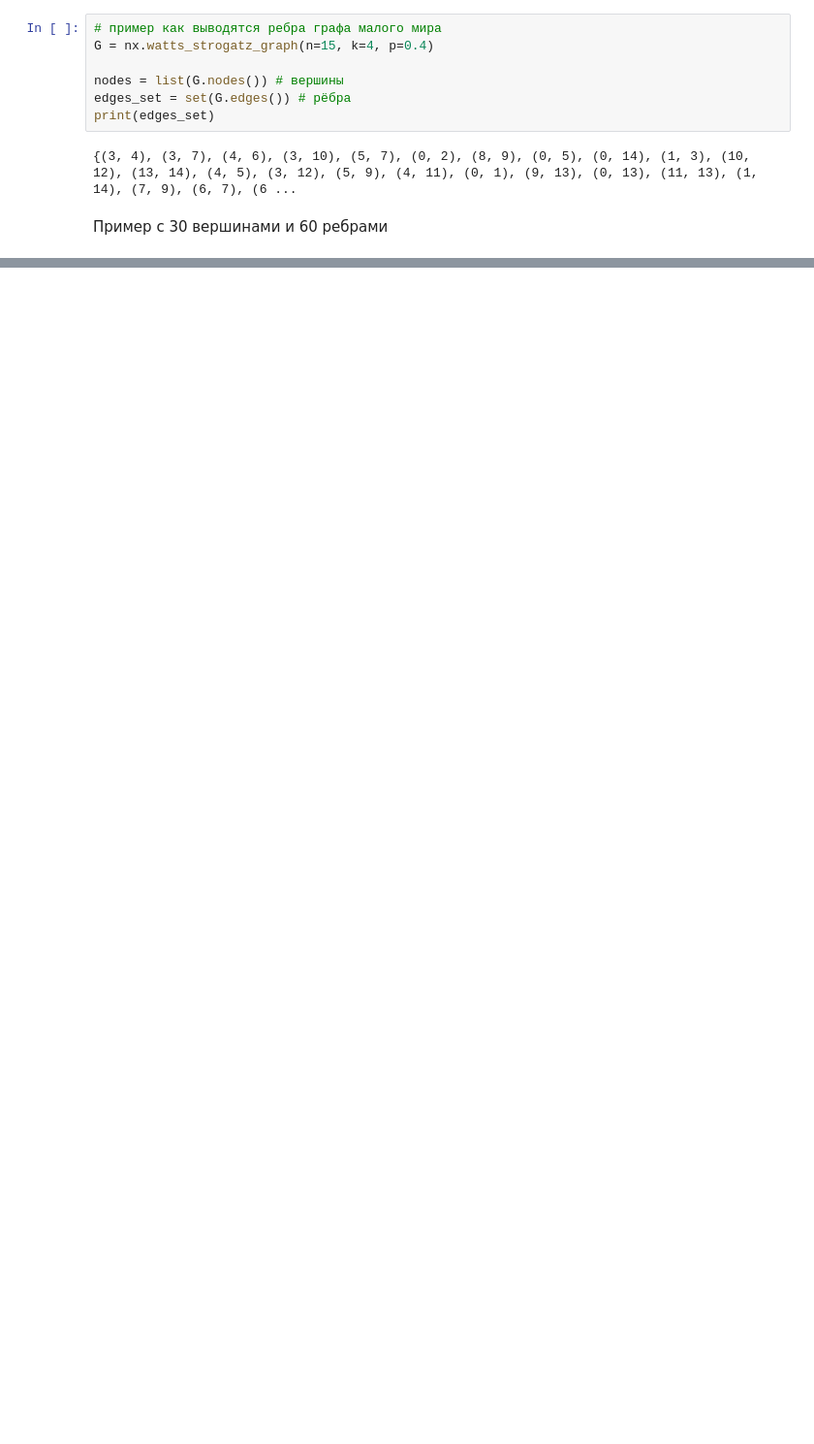
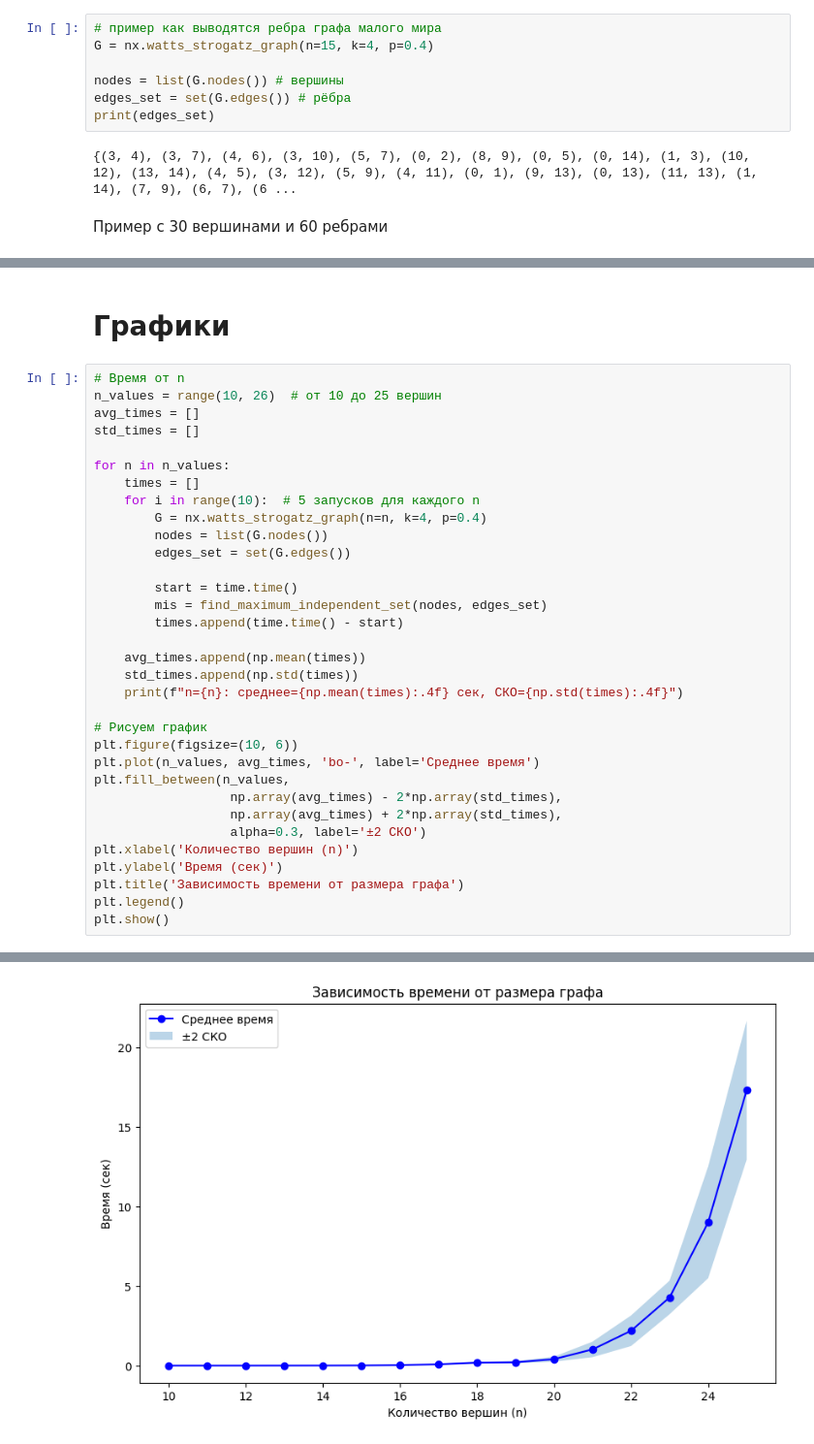
Before and after one commit to ellipsses/Algoritms, a Jupyter notebook: Подлозная_ТРПО24_4_независимое_множество.ipynb, the cells around one changed output, grey strips where cells are left out. Shown at 97% size. Drawn from its saved outputs; the diff is of its cells as text; blank space fills up the shorter version.

```diff
--- a/Подлозная_ТРПО24_4_независимое_множество.ipynb
+++ b/Подлозная_ТРПО24_4_независимое_множество.ipynb
@@ -236,3 +229,39 @@ print(f"Время: {end_time - start_time:.6f} сек.")
 Максимальное независимое множество: [1, 2, 6, 7, 9, 10, 14, 17, 19, 22, 25, 26, 28, 29]
 Размер: 14 узла(ов)
 Время: 492.365174 сек.
+# %% [markdown]
+# Графики
+# %%
+# Время от n
+n_values = range(10, 26)  # от 10 до 25 вершин
+avg_times = []
+std_times = []
+
+for n in n_values:
+    times = []
+    for i in range(10):  # 5 запусков для каждого n
+        G = nx.watts_strogatz_graph(n=n, k=4, p=0.4)
+        nodes = list(G.nodes())
+        edges_set = set(G.edges())
+
+        start = time.time()
+        mis = find_maximum_independent_set(nodes, edges_set)
+        times.append(time.time() - start)
+
+    avg_times.append(np.mean(times))
+    std_times.append(np.std(times))
+    print(f"n={n}: среднее={np.mean(times):.4f} сек, СКО={np.std(times):.4f}")
+
+# Рисуем график
+plt.figure(figsize=(10, 6))
+plt.plot(n_values, avg_times, 'bo-', label='Среднее время')
+plt.fill_between(n_values,
+                  np.array(avg_times) - 2*np.array(std_times),
+                  np.array(avg_times) + 2*np.array(std_times),
+                  alpha=0.3, label='±2 СКО')
+plt.xlabel('Количество вершин (n)')
+plt.ylabel('Время (сек)')
+plt.title('Зависимость времени от размера графа')
+plt.legend()
+plt.show()
+# %% [output]
@@ -238,0 +284 @@ print(f"Время: {end_time - start_time:.6f} сек.")
+[figure, added]
```
Also changed, not shown: parts of 7 cells of this notebook.
